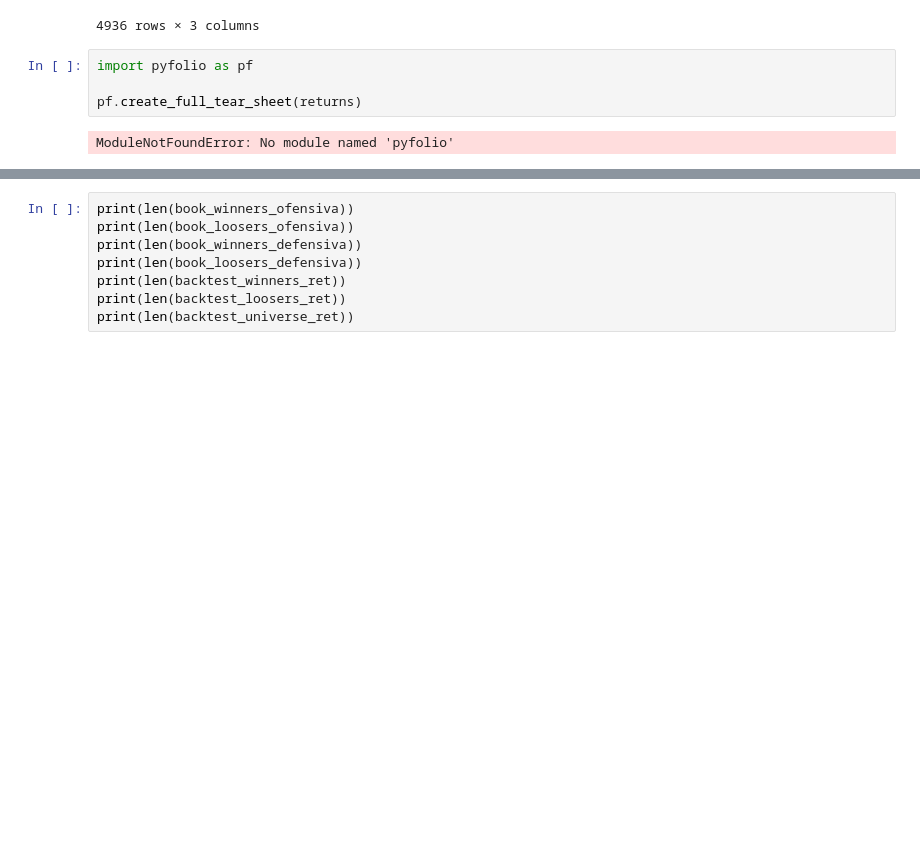
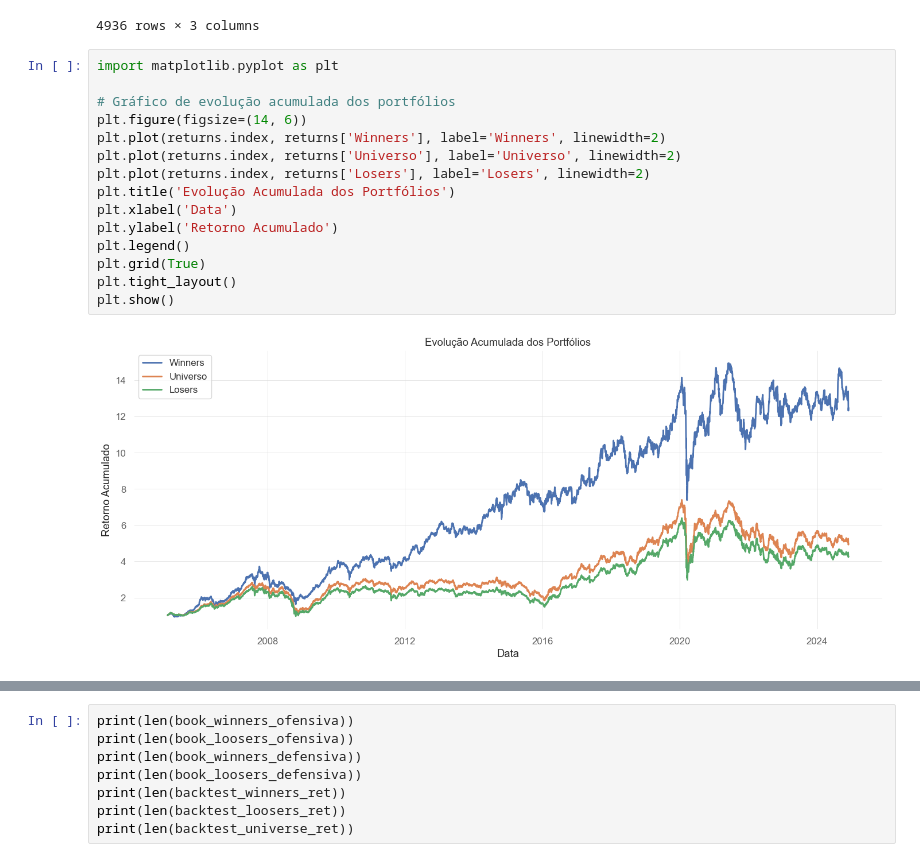
Before and after one commit to fefebiru/IQF-Grupo2, a Jupyter notebook: teste1_copy.ipynb, the cells around one changed output, grey strips where cells are left out. Cells and saved outputs as stored; diff of their text form; blank space fills up the shorter version.

```diff
--- a/teste1_copy.ipynb
+++ b/teste1_copy.ipynb
@@ -324,9 +324,20 @@ returns
 | 2024-11-28 | 12.318810 | 4.923829 | 4.232517 |
 | 2024-11-29 | 12.478395 | 4.968437 | 4.268393 |
 4936 rows × 3 columns
-# %%
-import pyfolio as pf
-
-pf.create_full_tear_sheet(returns)
-# %% [output]
-ModuleNotFoundError: No module named 'pyfolio'
+# %%
+import matplotlib.pyplot as plt
+
+# Gráfico de evolução acumulada dos portfólios
+plt.figure(figsize=(14, 6))
+plt.plot(returns.index, returns['Winners'], label='Winners', linewidth=2)
+plt.plot(returns.index, returns['Universo'], label='Universo', linewidth=2)
+plt.plot(returns.index, returns['Losers'], label='Losers', linewidth=2)
+plt.title('Evolução Acumulada dos Portfólios')
+plt.xlabel('Data')
+plt.ylabel('Retorno Acumulado')
+plt.legend()
+plt.grid(True)
+plt.tight_layout()
+plt.show()
+# %% [output]
+[figure, added]
```
Also changed, not shown: parts of 13 cells of this notebook, 1 other file.
